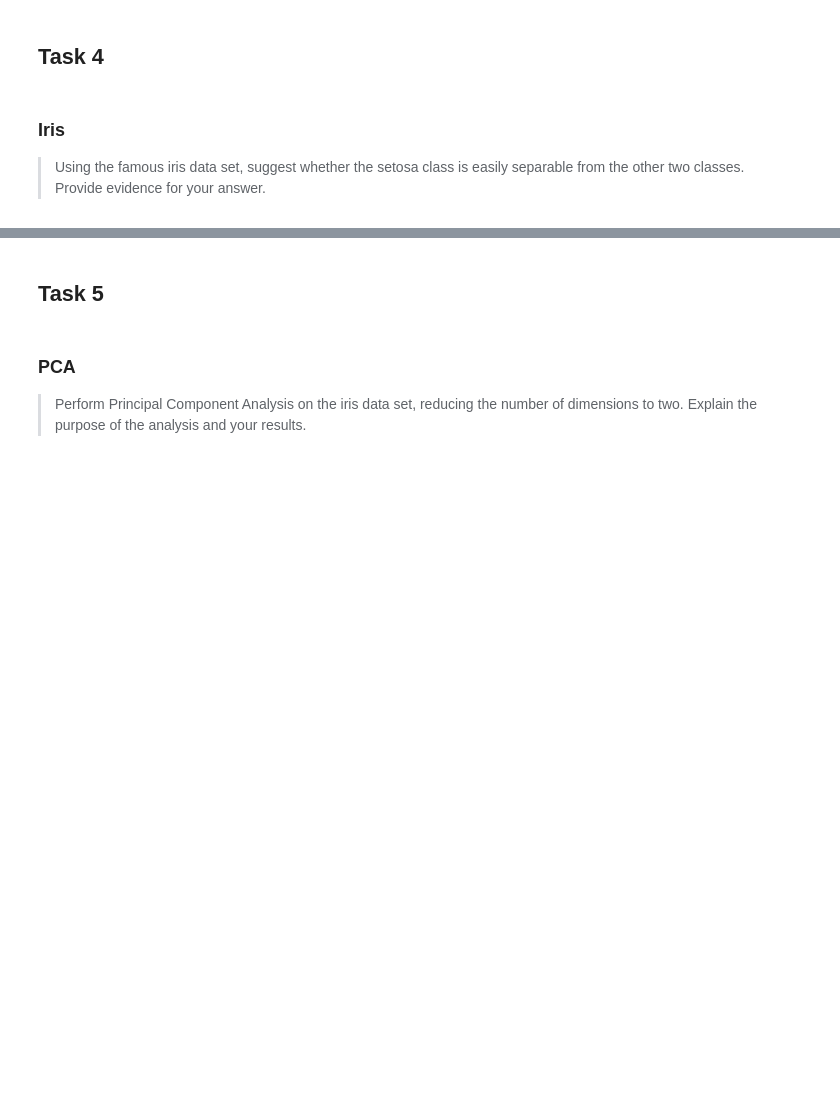
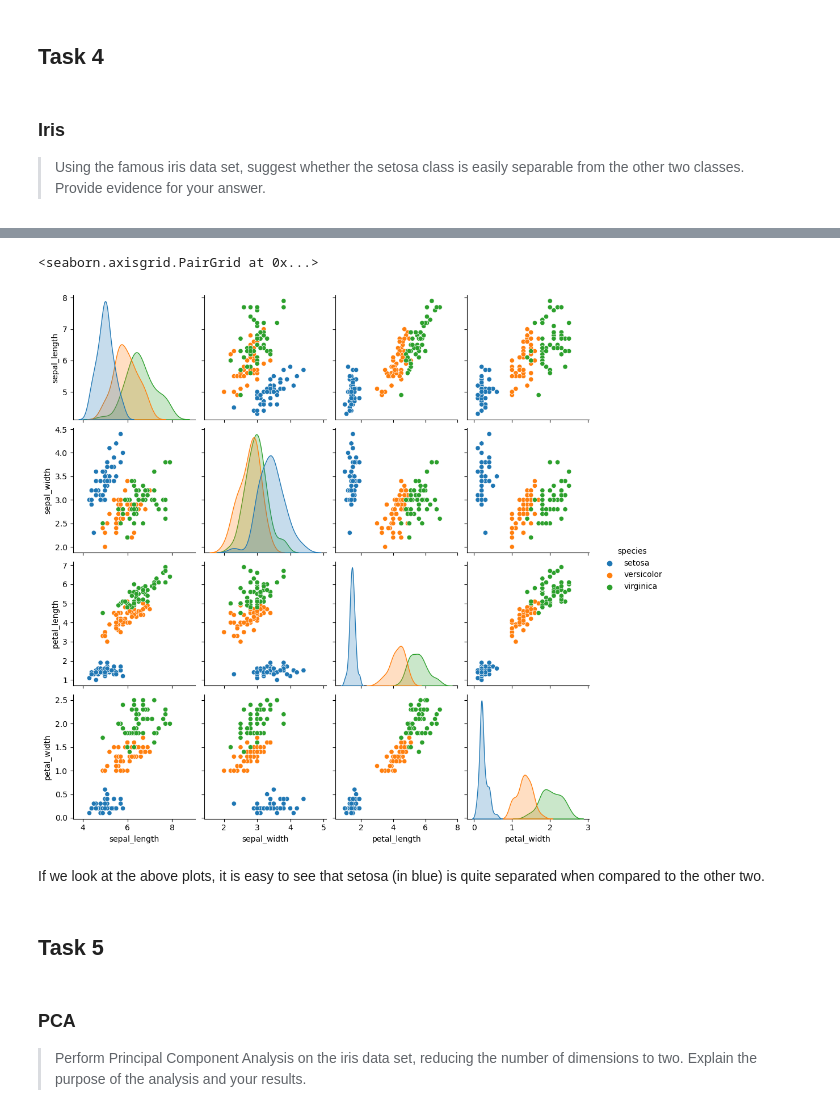
Before and after one commit to nexlanglxm/machine-learning-and-statistics, a Jupyter notebook: tasks.ipynb, the cells around one changed output, grey strips where cells are left out. Drawn from its saved outputs; the diff is of its cells as text; code cells hidden in the pictures; blank space fills up the shorter version.

```diff
--- a/tasks.ipynb
+++ b/tasks.ipynb
@@ -151,0 +159,4 @@ Text(0, 0.5, 'Body Mass (g)')
+# %%
+#iris = load_iris(as_frame=True)
+iris = sns.load_dataset('iris')
+iris
@@ -152,3 +177,10 @@ Text(0, 0.5, 'Body Mass (g)')
+# %%
+sns.pairplot(iris, hue="species")
+# %% [output]
+<seaborn.axisgrid.PairGrid at 0x...>
+[figure, added]
+# %% [markdown]
+If we look at the above plots, it is easy to see that setosa (in blue) is quite separated when compared to the other two.
 # %% [markdown]
 ## Task 5
 # %% [markdown]
```
Also changed, not shown: parts of 3 cells of this notebook, 1 other file.
